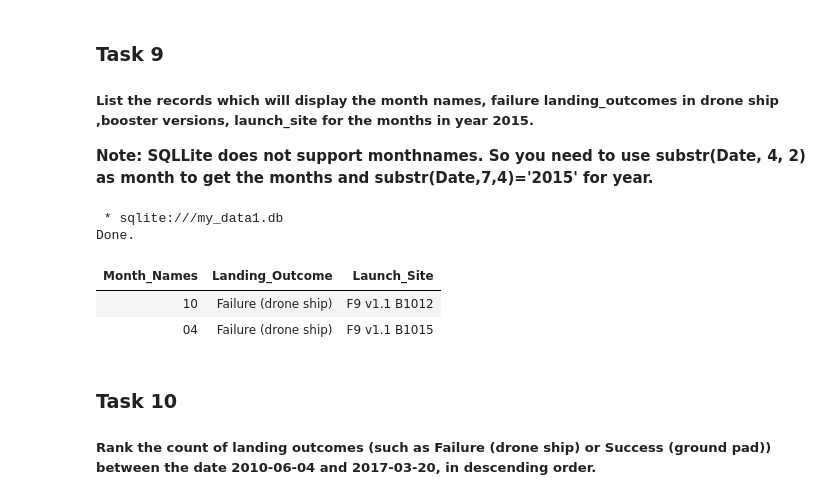
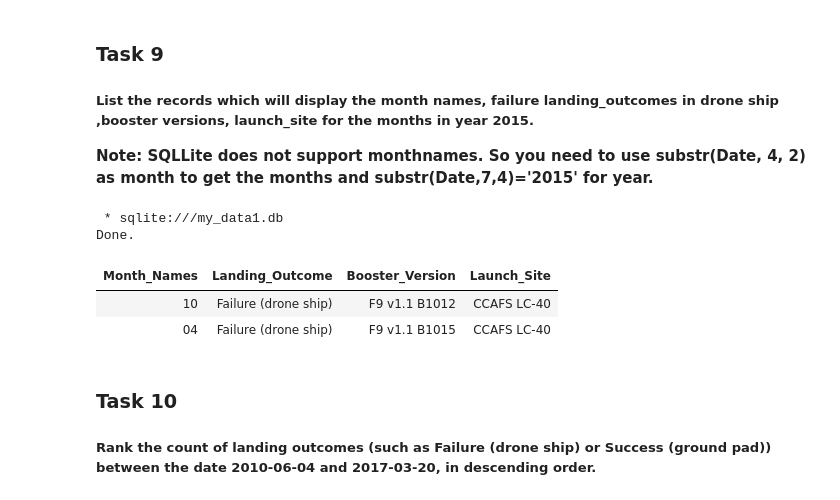
Before and after one commit to amenbr1/ADS-Capstone, a Jupyter notebook: query_data_with_sqlite.ipynb, the cells around one changed output. Cells and saved outputs as stored; diff of their text form; code cells hidden in the pictures.

```diff
--- a/query_data_with_sqlite.ipynb
+++ b/query_data_with_sqlite.ipynb
@@ -271,16 +258,16 @@ Done.
 **Note: SQLLite does not support monthnames. So you need to use  substr(Date, 4, 2) as month to get the months and substr(Date,7,4)='2015' for year.**
 # %%
 %%sql
-SELECT substr(Date, 4, 2) AS Month_Names, Landing_Outcome, Booster_Version Launch_Site
+SELECT substr(Date, 4, 2) AS Month_Names, Landing_Outcome, Booster_Version, Launch_Site
     FROM SPACEXTBL
     WHERE Landing_Outcome LIKE 'Failure (drone ship)'
     AND substr(Date,7,4)='2015'
 # %% [output]
  * sqlite:///my_data1.db
 Done.
-| Month_Names | Landing_Outcome | Launch_Site |
-| 10 | Failure (drone ship) | F9 v1.1 B1012 |
-| 04 | Failure (drone ship) | F9 v1.1 B1015 |
+| Month_Names | Landing_Outcome | Booster_Version | Launch_Site |
+| 10 | Failure (drone ship) | F9 v1.1 B1012 | CCAFS LC-40 |
+| 04 | Failure (drone ship) | F9 v1.1 B1015 | CCAFS LC-40 |
 # %% [markdown]
 ### Task 10
 
```
Also changed, not shown: parts of 1 cell of this notebook.
